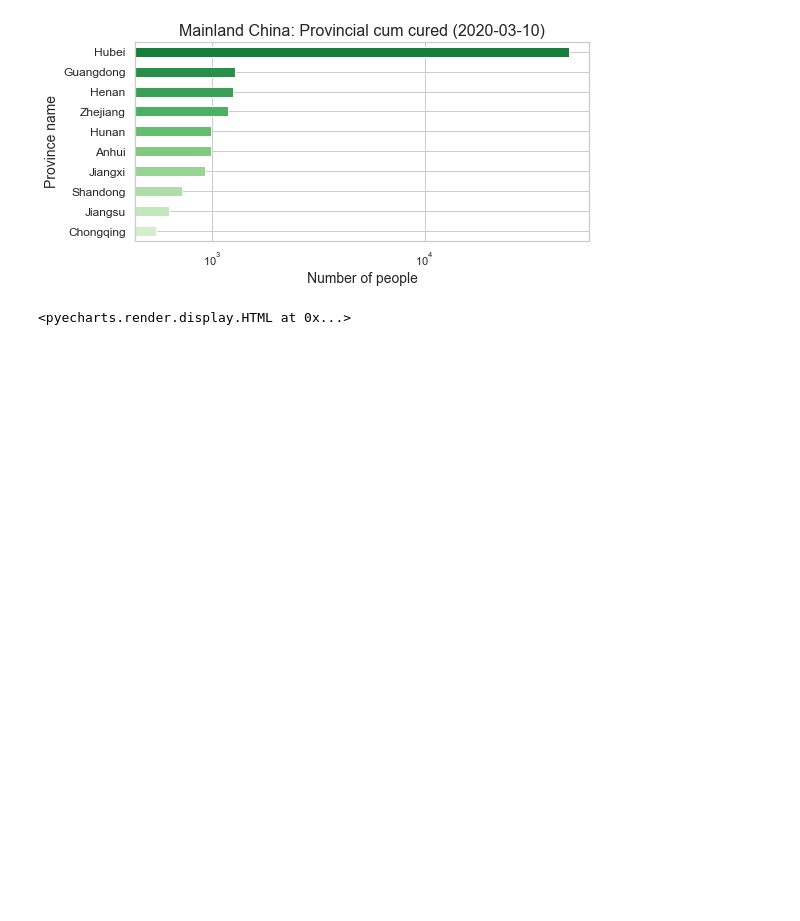
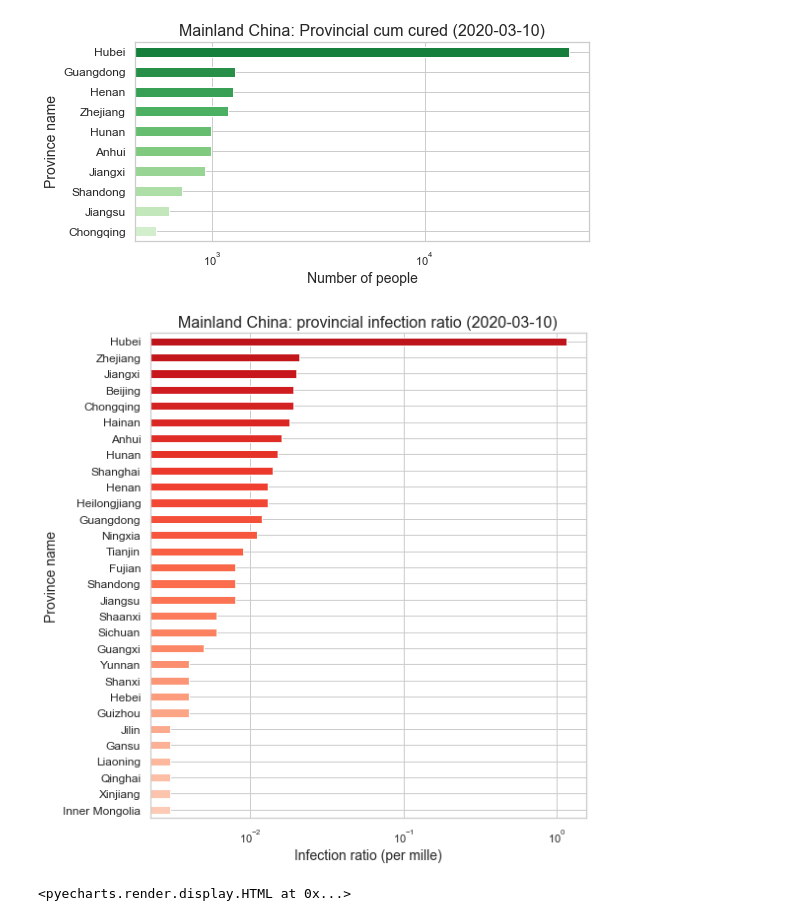
Before and after one commit to fudab/China-COVID-19-mobility, a Jupyter notebook: scripts/utils_disease.ipynb, the cells around one changed output. Saved outputs shown, nothing was run; the diff lists cells and outputs as text; code cells hidden in the pictures; blank space fills up the shorter version.

```diff
--- a/scripts/utils_disease.ipynb
+++ b/scripts/utils_disease.ipynb
@@ -265,6 +267,42 @@ fig = figure_bar(df = data_province_domestic, date_str = '2020-03-10',
 # %%
 # city level in Hubei province
 #fig = figure_bar(data_city[data_city['province_name_en'] == 'Hubei'], '2020-02-01', col = 'cum_dead', groupby = 'city_name_en', title = 'Hubei Province')
+# %%
+# Compare the population size with the infection size
+# infection ratio (per mille)
+infection_ratio = [(name, round(data_province_domestic[(data_province_domestic.province_name_en == name) & (data_province_domestic.update_date <= date_tr)].cum_confirmed.max()/provincial_population_dict.get(name)*1000, 3)) for name in names_province]
+# conclusion: in the SEIR model, S + E is approximately N
+# min(infection_ratio, key = lambda t: t[1]), max(infection_ratio, key = lambda t: t[1])
+infection_ratio = pd.DataFrame.from_records(infection_ratio, columns =['province_name', 'ratio'])
+# %%
+# ir stands for infection ratio
+def figure_ir_bar(df, date_tr, largestN = 0, figsize = (12, 8), fs = 18, title = None):
+
+    sns.set_style("whitegrid")
+    group_frm = df.groupby('province_name').agg('sum').sort_values(by = 'ratio', ascending = True)
+
+    if largestN > 0:
+        group_frm = group_frm[-largestN:]  # only plot the first N bars
+    else:
+        largestN = group_frm.shape[0]
+
+    palette = plt.get_cmap('Reds')
+    fig, ax = plt.subplots()
+    group_frm.plot.barh(y = 'ratio', grid=True, ax = ax, figsize = figsize, color = palette(np.linspace(0.2, 0.8, largestN)))
+    ax.set_xlabel("Infection ratio (per mille)", fontsize = fs - 2)
+    ax.set_ylabel("Province name", fontsize = fs - 2)
+    ax.set_yticklabels(group_frm.index, fontsize = fs - 4)
+    ax.set_xscale('log')
+    ax.get_legend().remove()
+
+    if title is not None:
+        ax.set_title(title + ' (' + str(date_tr) + ')', fontsize = fs)
+    fig.savefig(_Figure_PATH_ + 'China_infection_ratio.png', dpi = 400)
+    return fig
+# %%
+fig = figure_ir_bar(df = infection_ratio, date_tr = date_tr, largestN = 0, figsize = (8, 8), fs = 16, title = 'Mainland China: provincial infection ratio')
+# %% [output]
+[figure, added]
 # %%
 # a dictionary for the pyecharts geo maps
 d = {'湖北': 'Hubei',
```
Also changed, not shown: parts of 3 cells of this notebook.
